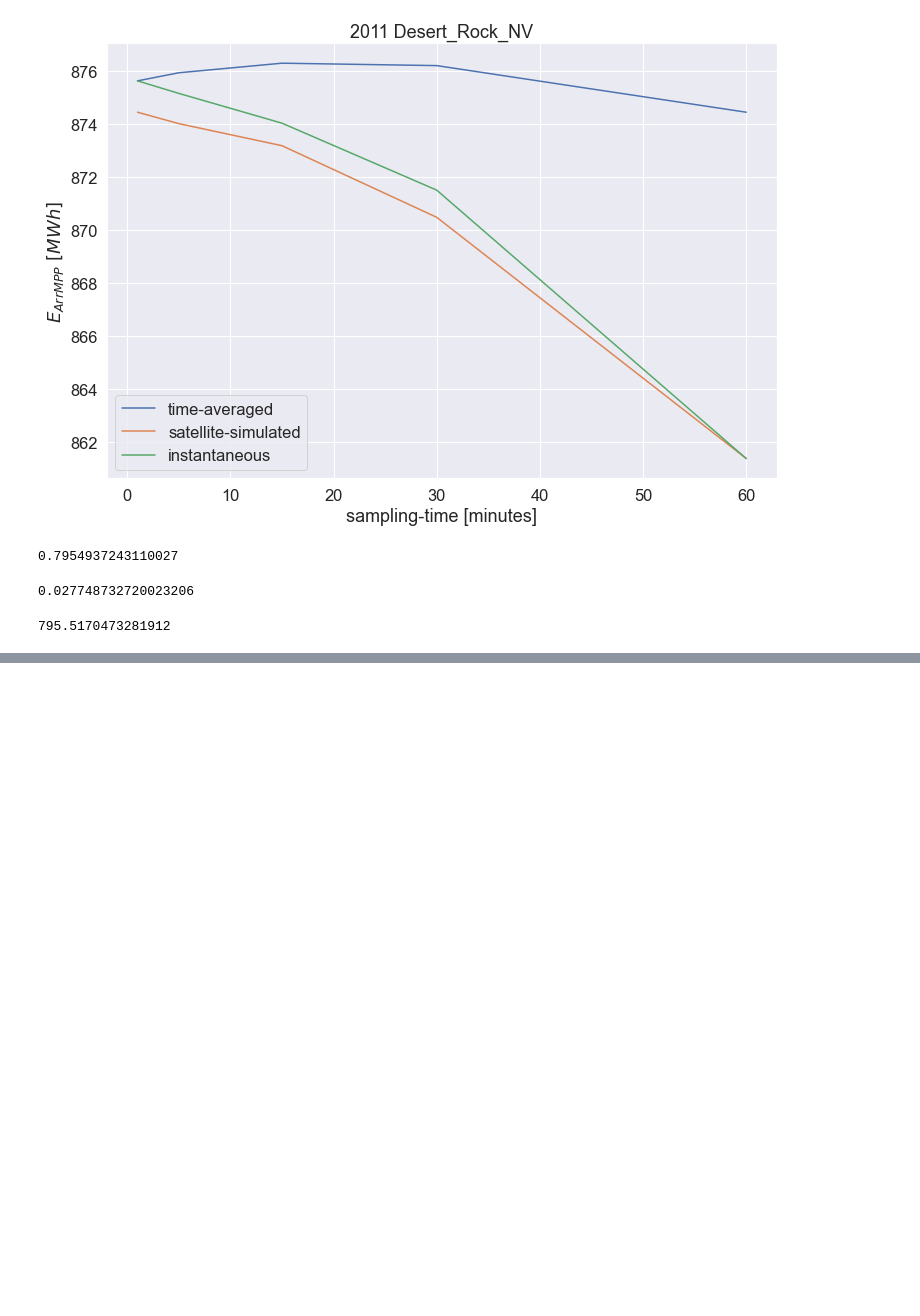
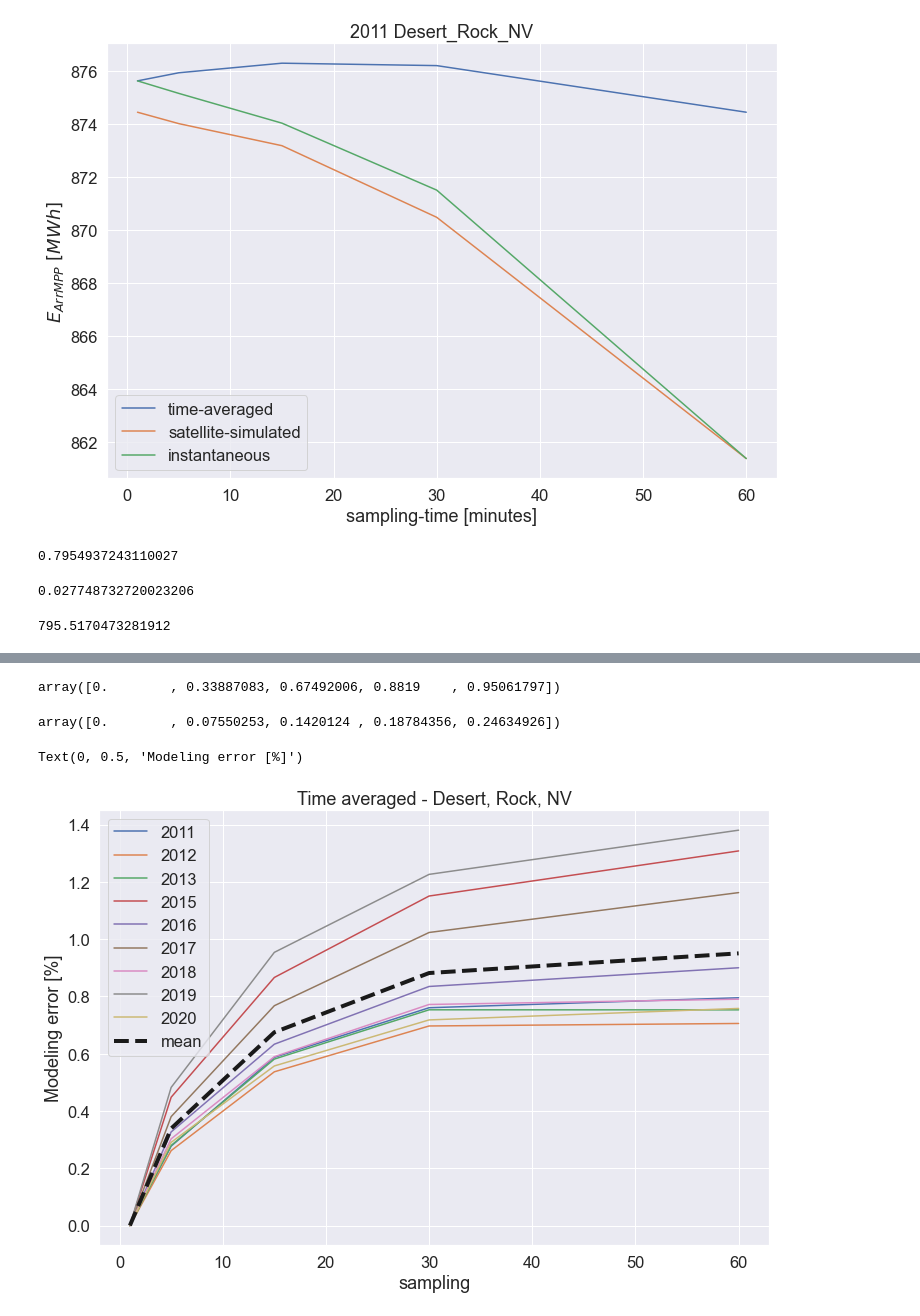
Before and after one commit to mikofski/pvsc49-satellite-sampling, a Jupyter notebook: analysis/instantaneous_weather-SURFRAD-dra.ipynb, the cells around one changed output, grey strips where cells are left out. Cells and saved outputs as stored; diff of their text form; code cells hidden in the pictures; blank space fills up the shorter version.

Commit message:
do all years all sites

```diff
--- a/analysis/instantaneous_weather-SURFRAD-dra.ipynb
+++ b/analysis/instantaneous_weather-SURFRAD-dra.ipynb
@@ -1112,0 +1233,5 @@ annual_energy_60min_df['Egrid'][30]
+# %%
+reform = {(k0, k1, k2): v2 for k0, v0 in surfrad_annual_energy.items() for k1, v1 in v0.items() for k2, v2 in v1.items()}
+surfrad_annual_energy_df = pd.DataFrame(reform).T
+surfrad_annual_energy_df.index.names=['year', 'legend', 'sampling']
+surfrad_annual_energy_df
@@ -1112,0 +1256,21 @@ annual_energy_60min_df['Egrid'][30]
+# %%
+f, ax = plt.subplots(1, 1)
+surfrad_avg_stats = []  # np.zeros((5, ), float)
+for surfrad_year in selected_years.index:
+    baseline = surfrad_annual_energy_df.loc[(surfrad_year, 'avg', 1)]['Egrid']
+    scaled = surfrad_annual_energy_df.loc[(surfrad_year, 'avg')]['Egrid'] / baseline - 1
+    scaled *= 100
+    scaled.plot(ax=ax)
+    surfrad_avg_stats.append(scaled)  # += scaled
+surfrad_avg_stats = np.array(surfrad_avg_stats)  # /= 8
+display(surfrad_avg_stats.mean(axis=0))
+display(surfrad_avg_stats.std(axis=0))
+plt.plot([1, 5, 15, 30, 60], surfrad_avg_stats.mean(axis=0), 'k--', linewidth=4)
+plt.legend(selected_years.index.values.tolist() + ['mean'])
+plt.title(f'Time averaged - {weather_dir.replace("_", ", ")}')
+plt.ylabel('Modeling error [%]')
+# %% [output]
+array([0.        , 0.33887083, 0.67492006, 0.8819    , 0.95061797])
+array([0.        , 0.07550253, 0.1420124 , 0.18784356, 0.24634926])
+Text(0, 0.5, 'Modeling error [%]')
+[figure, added]
```
Also changed, not shown: parts of 9 cells of this notebook, 11 other files.
